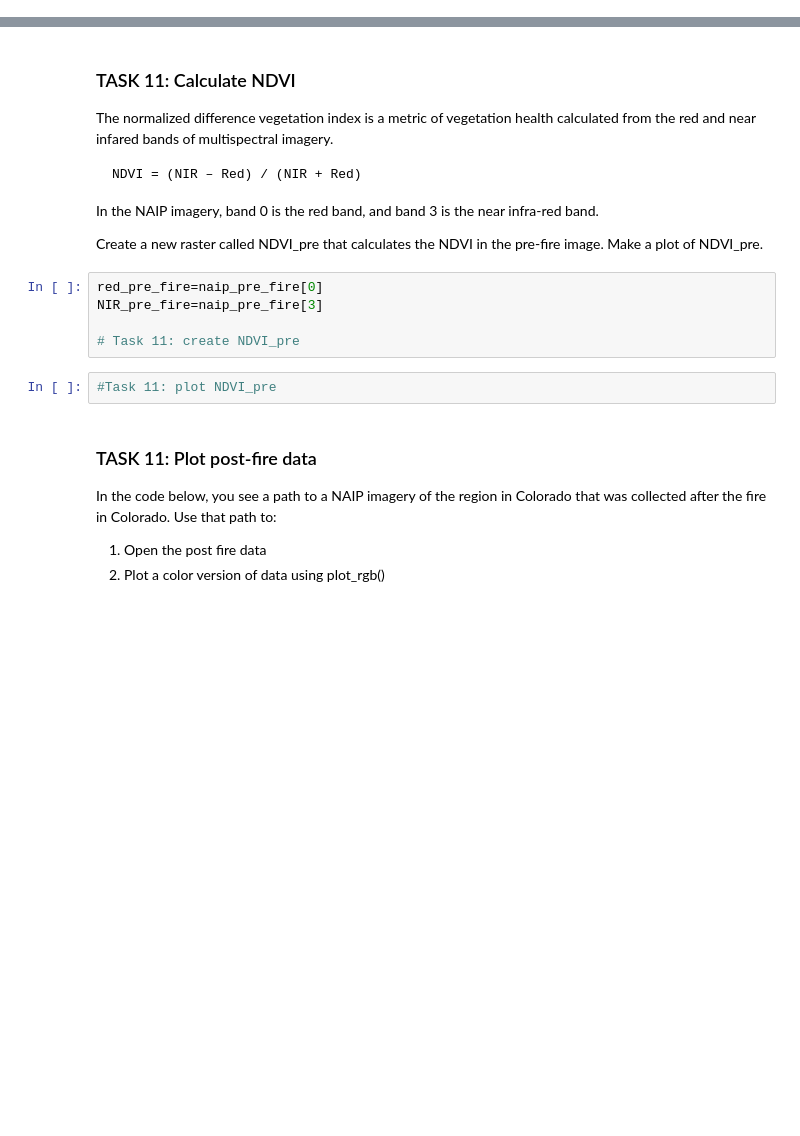
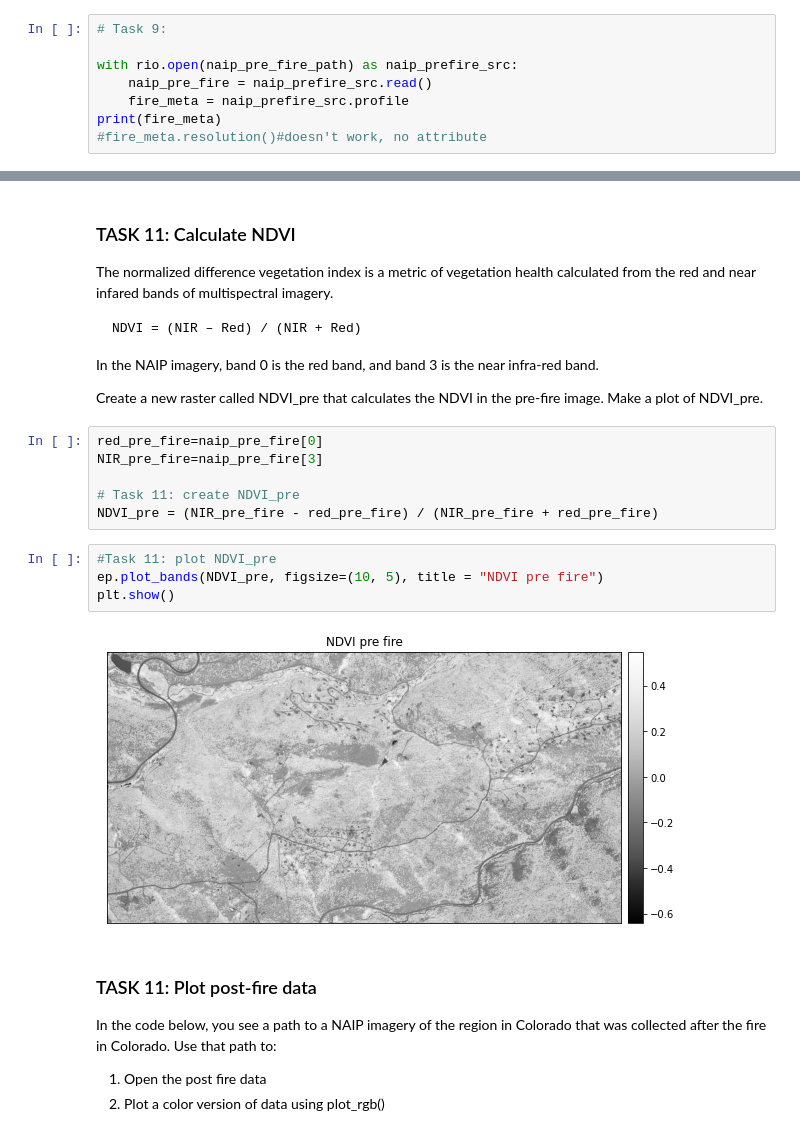
Before and after one commit to abbymwebster/EnvDatSci22, a Jupyter notebook: CodeSprints/RasterData101.ipynb, the cells around one changed output, grey strips where cells are left out. Drawn from its saved outputs; the diff is of its cells as text; blank space fills up the shorter version.

```diff
--- a/CodeSprints/RasterData101.ipynb
+++ b/CodeSprints/RasterData101.ipynb
@@ -484,0 +529,8 @@ naip_pre_fire.shape
+# %%
+# Task 9:
+
+with rio.open(naip_pre_fire_path) as naip_prefire_src:
+    naip_pre_fire = naip_prefire_src.read()
+    fire_meta = naip_prefire_src.profile
+print(fire_meta)
+#fire_meta.resolution()#doesn't work, no attribute
@@ -532,8 +592,13 @@ red_pre_fire=naip_pre_fire[0]
 NIR_pre_fire=naip_pre_fire[3]
 
 # Task 11: create NDVI_pre
+NDVI_pre = (NIR_pre_fire - red_pre_fire) / (NIR_pre_fire + red_pre_fire)
 # %%
 #Task 11: plot NDVI_pre
+ep.plot_bands(NDVI_pre, figsize=(10, 5), title = "NDVI pre fire")
+plt.show()
+# %% [output]
+[figure, added]
 # %% [markdown]
 ### TASK 11: Plot post-fire data
 In the code below, you see a path to a NAIP imagery of the region in Colorado that was collected after the fire in Colorado. Use that path to:
```
Also changed, not shown: parts of 13 cells of this notebook.
